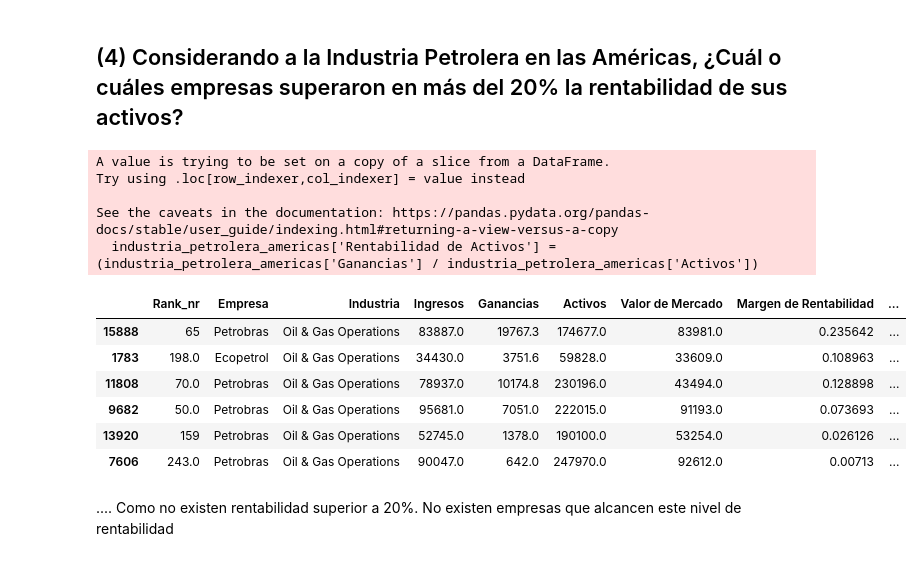
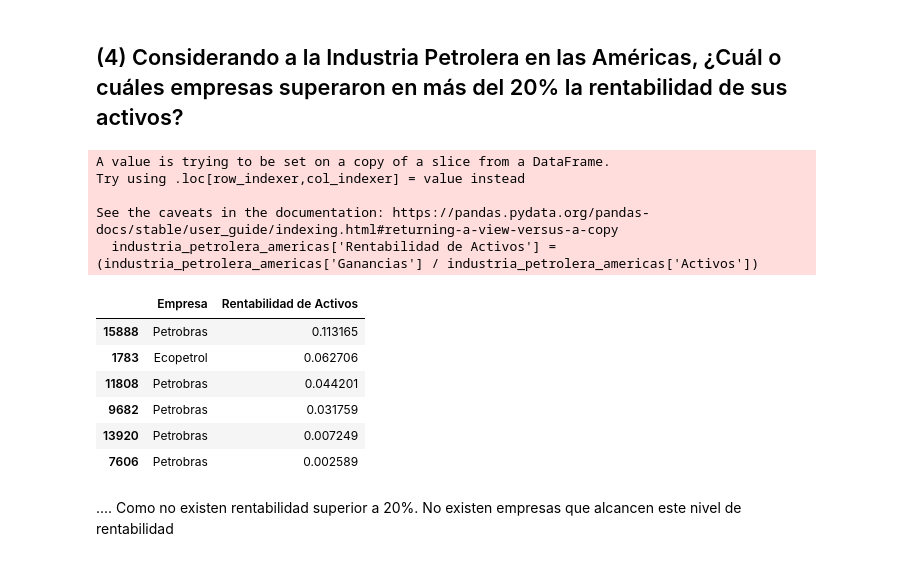
Before and after one commit to Bigote93/DataInsider, a Jupyter notebook: DesafioDataInsider_Nalli.ipynb, the cells around one changed output. Cells and saved outputs as stored; diff of their text form; code cells hidden in the pictures.

```diff
--- a/DesafioDataInsider_Nalli.ipynb
+++ b/DesafioDataInsider_Nalli.ipynb
@@ -1625,29 +1625,29 @@ See the caveats in the documentation: https://pandas.pydata.org/pandas-docs/stab
 # %%
 #Filtro el DataFrame para incluir solo las empresas en la industria petrolera y en la región de las Américas.
 
 industria_petrolera_americas = forbes_fortune[(forbes_fortune['Industria'] == 'Oil & Gas Operations') & ((forbes_fortune['Nombre Continente'] in [] ) | (forbes_fortune['Nombre Continente'] == 'South America') )]
 
 #Calculo la rentabilidad de los activos dividiendo las ganancias entre los activos.
 industria_petrolera_americas['Rentabilidad de Activos'] = (industria_petrolera_americas['Ganancias'] / industria_petrolera_americas['Activos'])
 
 #Filtro el DataFrame para incluir solo las empresas con una rentabilidad de activos superior al 20%.
 empresas_superiores_20 = industria_petrolera_americas[industria_petrolera_americas['Rentabilidad de Activos'] > 0]
 
 
-empresas_superiores_20.sort_values('Rentabilidad de Activos', ascending = False)
+empresas_superiores_20.sort_values('Rentabilidad de Activos', ascending = False)[['Empresa','Rentabilidad de Activos']]
 # %% [output]
 A value is trying to be set on a copy of a slice from a DataFrame.
 Try using .loc[row_indexer,col_indexer] = value instead
 
 See the caveats in the documentation: https://pandas.pydata.org/pandas-docs/stable/user_guide/indexing.html#returning-a-view-versus-a-copy
   industria_petrolera_americas['Rentabilidad de Activos'] = (industria_petrolera_americas['Ganancias'] / industria_petrolera_americas['Activos'])
-|  | Rank_nr | Empresa | Industria | Ingresos | Ganancias | Activos | Valor de Mercado | Margen de Rentabilidad | ... |
-| 15888 | 65 | Petrobras | Oil & Gas Operations | 83887.0 | 19767.3 | 174677.0 | 83981.0 | 0.235642 | ... |
-| 1783 | 198.0 | Ecopetrol | Oil & Gas Operations | 34430.0 | 3751.6 | 59828.0 | 33609.0 | 0.108963 | ... |
-| 11808 | 70.0 | Petrobras | Oil & Gas Operations | 78937.0 | 10174.8 | 230196.0 | 43494.0 | 0.128898 | ... |
-| 9682 | 50.0 | Petrobras | Oil & Gas Operations | 95681.0 | 7051.0 | 222015.0 | 91193.0 | 0.073693 | ... |
-| 13920 | 159 | Petrobras | Oil & Gas Operations | 52745.0 | 1378.0 | 190100.0 | 53254.0 | 0.026126 | ... |
-| 7606 | 243.0 | Petrobras | Oil & Gas Operations | 90047.0 | 642.0 | 247970.0 | 92612.0 | 0.00713 | ... |
+|  | Empresa | Rentabilidad de Activos |
+| 15888 | Petrobras | 0.113165 |
+| 1783 | Ecopetrol | 0.062706 |
+| 11808 | Petrobras | 0.044201 |
+| 9682 | Petrobras | 0.031759 |
+| 13920 | Petrobras | 0.007249 |
+| 7606 | Petrobras | 0.002589 |
 # %% [markdown]
 .... Como no existen rentabilidad superior a 20%. No existen empresas que alcancen este nivel de rentabilidad
 # %% [markdown]
```
Also changed, not shown: parts of 32 cells of this notebook.
